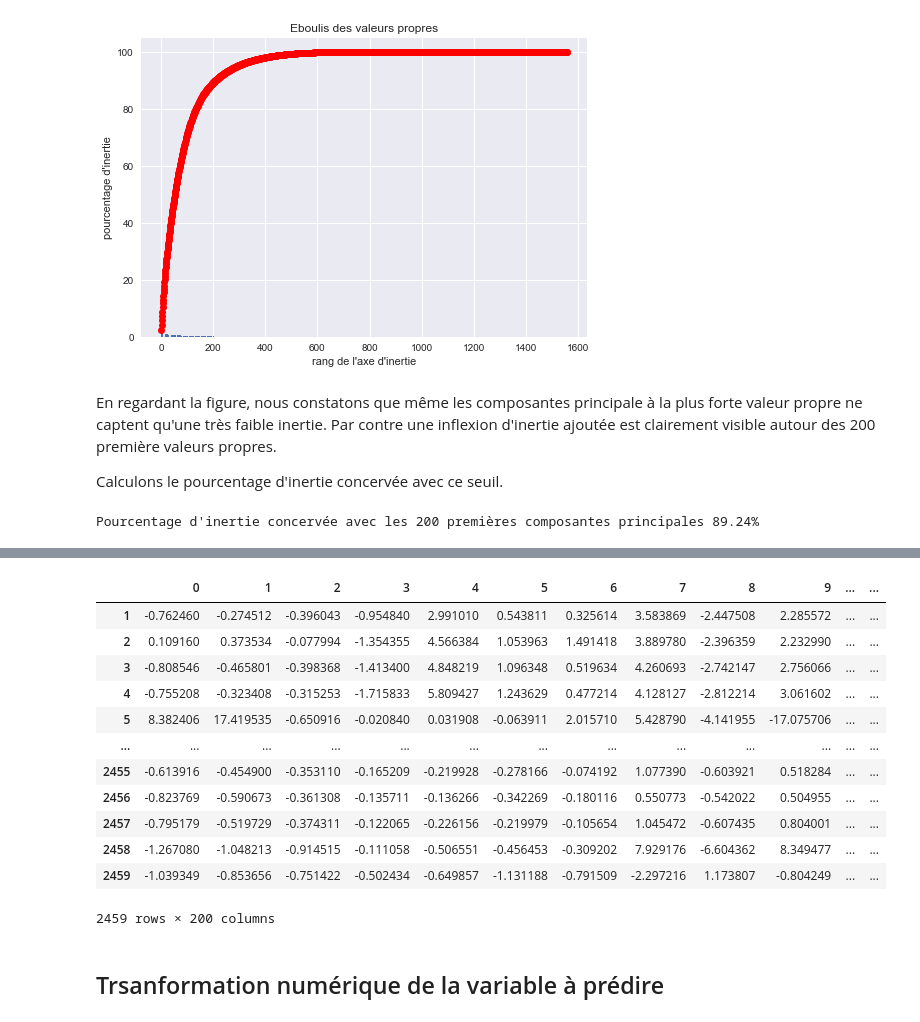
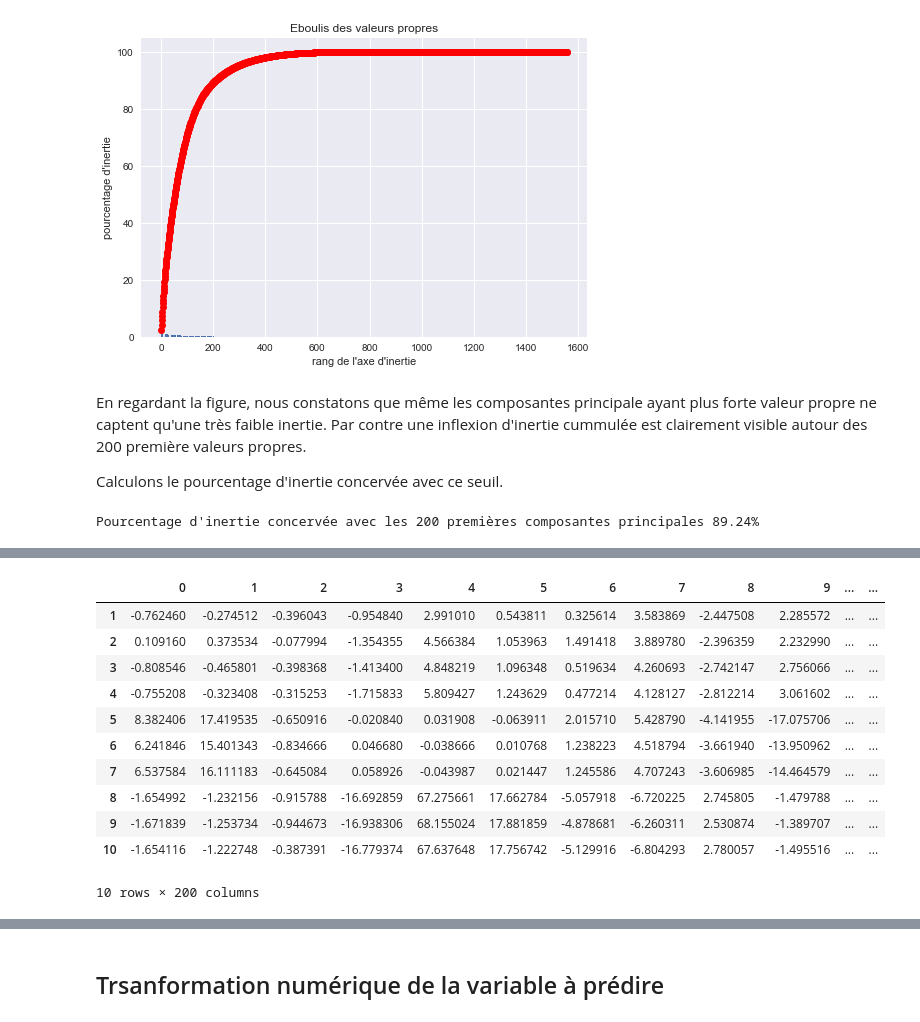
Before and after one commit to cedricsoares/cnam-sta211-entreposage-et-fouille-de-donnees-projet-final, a Jupyter notebook: exploration.ipynb, the cells around one changed output, grey strips where cells are left out. Cells and saved outputs as stored; diff of their text form; code cells hidden in the pictures.

```diff
--- a/exploration.ipynb
+++ b/exploration.ipynb
@@ -524,7 +545,7 @@ display_scree_plot(pca)
 # %% [output]
 [figure]
 # %% [markdown]
- En regardant la figure, nous constatons que même les composantes principale à la plus forte valeur propre ne captent qu'une très faible inertie. Par contre une inflexion d'inertie ajoutée est clairement visible autour des 200 première valeurs propres.
+ En regardant la figure, nous constatons que même les composantes principale ayant plus forte valeur propre ne captent qu'une très faible inertie. Par contre une inflexion d'inertie cummulée est clairement visible autour des 200 première valeurs propres.
 
  Calculons le pourcentage d'inertie concervée avec ce seuil.
 # %%
@@ -545,4 +566,6 @@ random_state=42)
 pca = pca.fit(X_std)
 
 transformed_data = pca.transform(X_std)
+print("Dix premières lignes des données explicatives transformées par l'ACP")
+display(transformed_data.head(10))
 # %% [output]
@@ -550,0 +573,12 @@ Wall time: 522 ms
+|  | 0 | 1 | 2 | 3 | 4 | 5 | 6 | 7 | 8 | 9 | ... | ... |
+| 1 | -0.762460 | -0.274512 | -0.396043 | -0.954840 | 2.991010 | 0.543811 | 0.325614 | 3.583869 | -2.447508 | 2.285572 | ... | ... |
+| 2 | 0.109160 | 0.373534 | -0.077994 | -1.354355 | 4.566384 | 1.053963 | 1.491418 | 3.889780 | -2.396359 | 2.232990 | ... | ... |
+| 3 | -0.808546 | -0.465801 | -0.398368 | -1.413400 | 4.848219 | 1.096348 | 0.519634 | 4.260693 | -2.742147 | 2.756066 | ... | ... |
+| 4 | -0.755208 | -0.323408 | -0.315253 | -1.715833 | 5.809427 | 1.243629 | 0.477214 | 4.128127 | -2.812214 | 3.061602 | ... | ... |
+| 5 | 8.382406 | 17.419535 | -0.650916 | -0.020840 | 0.031908 | -0.063911 | 2.015710 | 5.428790 | -4.141955 | -17.075706 | ... | ... |
+| 6 | 6.241846 | 15.401343 | -0.834666 | 0.046680 | -0.038666 | 0.010768 | 1.238223 | 4.518794 | -3.661940 | -13.950962 | ... | ... |
+| 7 | 6.537584 | 16.111183 | -0.645084 | 0.058926 | -0.043987 | 0.021447 | 1.245586 | 4.707243 | -3.606985 | -14.464579 | ... | ... |
+| 8 | -1.654992 | -1.232156 | -0.915788 | -16.692859 | 67.275661 | 17.662784 | -5.057918 | -6.720225 | 2.745805 | -1.479788 | ... | ... |
+| 9 | -1.671839 | -1.253734 | -0.944673 | -16.938306 | 68.155024 | 17.881859 | -4.878681 | -6.260311 | 2.530874 | -1.389707 | ... | ... |
+| 10 | -1.654116 | -1.222748 | -0.387391 | -16.779374 | 67.637648 | 17.756742 | -5.129916 | -6.804293 | 2.780057 | -1.495516 | ... | ... |
+10 rows × 200 columns
@@ -551,19 +587,3 @@ Wall time: 522 ms
-# %%
-transformed_data
-# %% [output]
-|  | 0 | 1 | 2 | 3 | 4 | 5 | 6 | 7 | 8 | 9 | ... | ... |
-| 1 | -0.762460 | -0.274512 | -0.396043 | -0.954840 | 2.991010 | 0.543811 | 0.325614 | 3.583869 | -2.447508 | 2.285572 | ... | ... |
-| 2 | 0.109160 | 0.373534 | -0.077994 | -1.354355 | 4.566384 | 1.053963 | 1.491418 | 3.889780 | -2.396359 | 2.232990 | ... | ... |
-| 3 | -0.808546 | -0.465801 | -0.398368 | -1.413400 | 4.848219 | 1.096348 | 0.519634 | 4.260693 | -2.742147 | 2.756066 | ... | ... |
-| 4 | -0.755208 | -0.323408 | -0.315253 | -1.715833 | 5.809427 | 1.243629 | 0.477214 | 4.128127 | -2.812214 | 3.061602 | ... | ... |
-| 5 | 8.382406 | 17.419535 | -0.650916 | -0.020840 | 0.031908 | -0.063911 | 2.015710 | 5.428790 | -4.141955 | -17.075706 | ... | ... |
-| ... | ... | ... | ... | ... | ... | ... | ... | ... | ... | ... | ... | ... |
-| 2455 | -0.613916 | -0.454900 | -0.353110 | -0.165209 | -0.219928 | -0.278166 | -0.074192 | 1.077390 | -0.603921 | 0.518284 | ... | ... |
-| 2456 | -0.823769 | -0.590673 | -0.361308 | -0.135711 | -0.136266 | -0.342269 | -0.180116 | 0.550773 | -0.542022 | 0.504955 | ... | ... |
-| 2457 | -0.795179 | -0.519729 | -0.374311 | -0.122065 | -0.226156 | -0.219979 | -0.105654 | 1.045472 | -0.607435 | 0.804001 | ... | ... |
-| 2458 | -1.267080 | -1.048213 | -0.914515 | -0.111058 | -0.506551 | -0.456453 | -0.309202 | 7.929176 | -6.604362 | 8.349477 | ... | ... |
-| 2459 | -1.039349 | -0.853656 | -0.751422 | -0.502434 | -0.649857 | -1.131188 | -0.791509 | -2.297216 | 1.173807 | -0.804249 | ... | ... |
-2459 rows × 200 columns
 # %% [markdown]
 ## Trsanformation numérique de la variable à prédire
 # %% [markdown]
```
Also changed, not shown: parts of 32 cells of this notebook.
